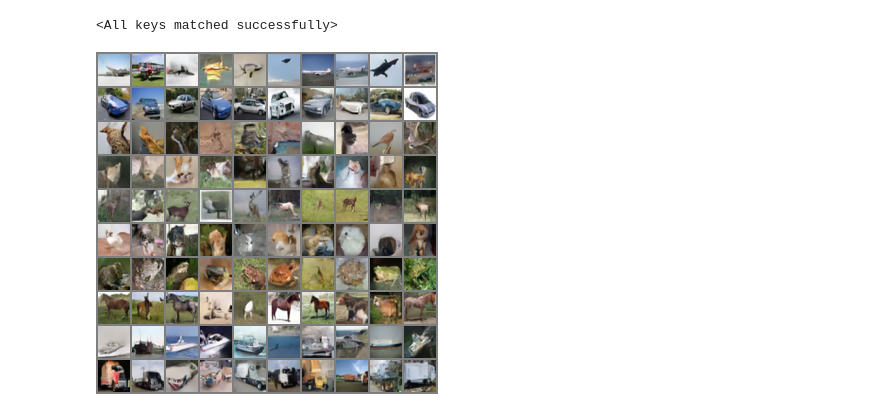
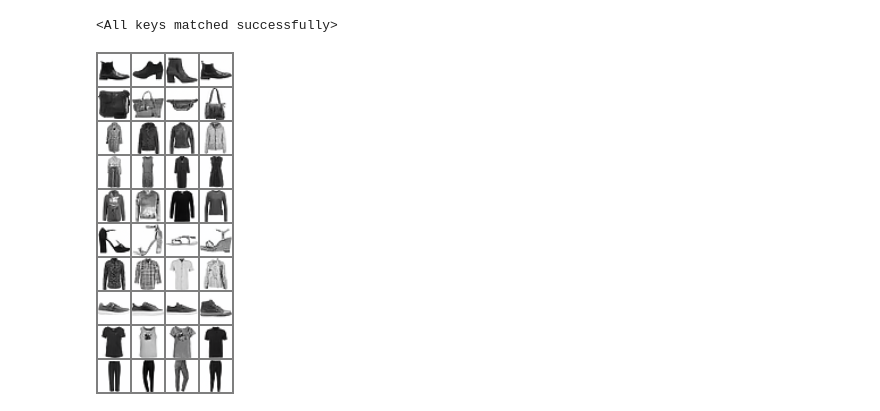
Before and after one commit to YLTun/federated_diffusion_model, a Jupyter notebook: diffusion_cen.ipynb, the cells around one changed output. Drawn from its saved outputs; the diff is of its cells as text; code cells hidden in the pictures.

```diff
--- a/diffusion_cen.ipynb
+++ b/diffusion_cen.ipynb
@@ -24,11 +24,9 @@ from diffusion import diffusion_loss
 import utils
 # %%
 # Define dataset.
-dataset_name = 'cifar_10'
+# dataset_name = 'cifar_10'
 # dataset_name = 'svhn'
-# dataset_name = 'fashion_mnist'
-# dataset_name = 'mnist'
-# dataset_name = 'chars74k_fnt_num'
+dataset_name = 'fashion_mnist'
 
 save_dir = os.path.join('./output/diffusion_cen', dataset_name)
 os.makedirs(save_dir, exist_ok=True)
@@ -242,15 +192,16 @@ utils.save_history_plot(performance_log, loss_plot_config)
 # %%
 # Reload saved model for generation.
 model = DiffusionModel().to(device)
-model.load_state_dict(torch.load(os.path.join(save_dir, 'e_{}.pth'.format('10000'.zfill(3)))))
+model.load_state_dict(torch.load(os.path.join(save_dir, 'e_{}.pth'.format('1500'.zfill(3)))))
 # %% [output]
 <All keys matched successfully>
 # %%
 # Generate and save image.
 img_path = os.path.join(save_dir, 'demo_final.png')
-demo(model, img_path, timesteps, eta)
+# demo(model, img_path, timesteps, eta)
+demo(model, img_path, timesteps, eta, num_images=4, seed=0)
 # %% [output]
-[figure, old version]
+[figure, new version]
 # %%
 # Generate and save image.
 # img_path = os.path.join(save_dir, 'demo_final.png')
```
Also changed, not shown: parts of 9 cells of this notebook, 8 other files.
